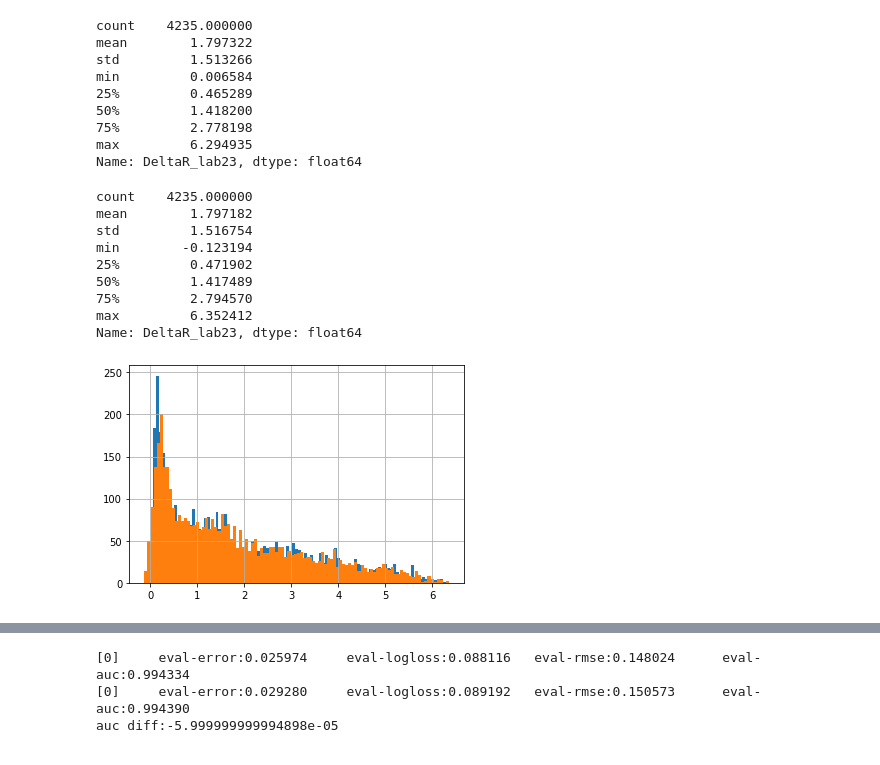
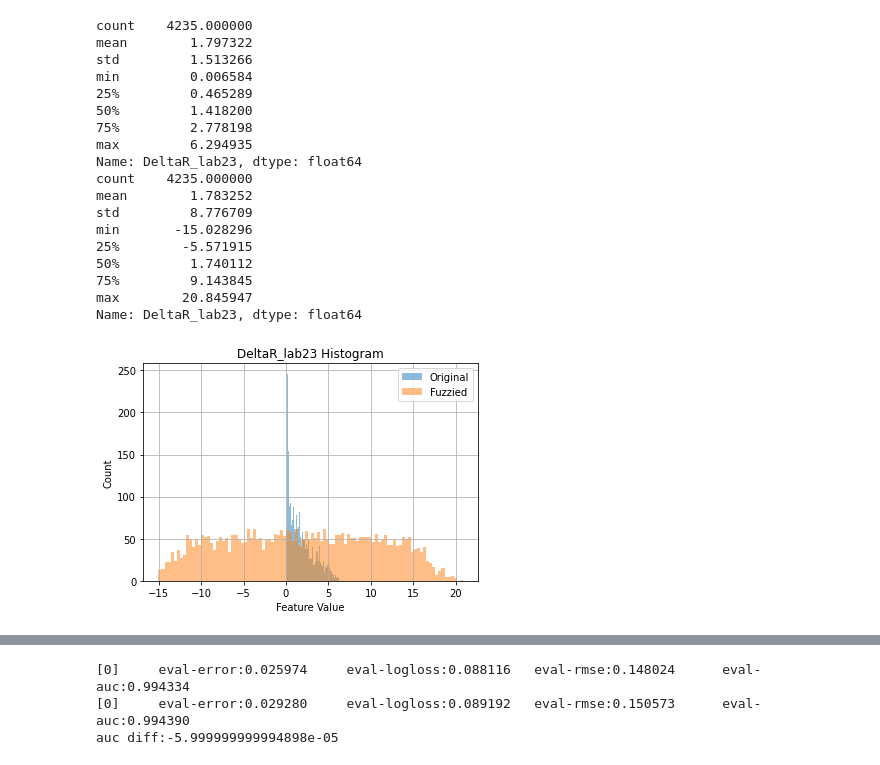
Before and after one commit to tomaszrajchel/thesis, a Jupyter notebook: shap_explanations_3_Fuzzing.ipynb, the cells around one changed output, grey strips where cells are left out. Cells and saved outputs as stored; diff of their text form; code cells hidden in the pictures.

```diff
--- a/shap_explanations_3_Fuzzying.ipynb
+++ b/shap_explanations_3_Fuzzing.ipynb
@@ -39,54 +39,62 @@ booster.load_model("./output/booster.bin")
 booster.feature_names = feature_names # save_model does not save feature names
 booster.feature_types = ['float' for x in range(len(feature_names))]
 # %%
+%matplotlib inline
 # Fuzzying
 random.seed(10)
 fn = "DeltaR_lab23"
 feature = X_test[fn]
-print(feature.describe())
-feature.hist(bins=100)
+feature.hist(bins=100, alpha=0.5, label="Original")
 std = feature.std()
 
 def shift_std(value):
-    ratio = 0.1
+    ratio = 10.0
     r = random.random() * 2.0 - 1.0 # [-1.0, 1:0] symmetrical
     shift = std * r * ratio
     new_value = value + shift
 #     if new_value < 0:
 #         new_value = 0
     return new_value
 
 fuzzied_data_test = data_test.copy()
 fuzzied_data_test[fn] = data_test[fn].map(shift_std)
 fuzzied_test_data_matrix = xgb.DMatrix(
         data=fuzzied_data_test[feature_names],
         label=fuzzied_data_test.Label.cat.codes,
         missing=-999.0,
         feature_names=feature_names
 )
 
+
+new_feature = fuzzied_data_test[fn]
+new_feature.hist(bins=100, alpha=0.5, label="Fuzzied")
+
+plt.title(f"{fn} Histogram")
+plt.xlabel("Feature Value")
+plt.ylabel("Count")
+plt.legend()
+
 X_test_fuzzy = fuzzied_data_test[feature_names]
 
-new_feature = fuzzied_data_test[fn]
-new_feature.hist(bins=100)
-new_feature.describe()
+print(feature.describe())
+print(new_feature.describe())
 # %% [output]
 count    4235.000000
 mean        1.797322
 std         1.513266
 min         0.006584
 25%         0.465289
 50%         1.418200
 75%         2.778198
 max         6.294935
 Name: DeltaR_lab23, dtype: float64
+count    4235.000000
+mean        1.783252
+std         8.776709
+min       -15.028296
+25%        -5.571915
+50%         1.740112
+75%         9.143845
+max        20.845947
+Name: DeltaR_lab23, dtype: float64
-count    4235.000000
-mean        1.797182
-std         1.516754
-min        -0.123194
-25%         0.471902
-50%         1.417489
-75%         2.794570
-max         6.352412
-Name: DeltaR_lab23, dtype: float64
-[figure, old version]
+[figure, new version]
```
Also changed, not shown: parts of 5 cells of this notebook, 1 other file.
